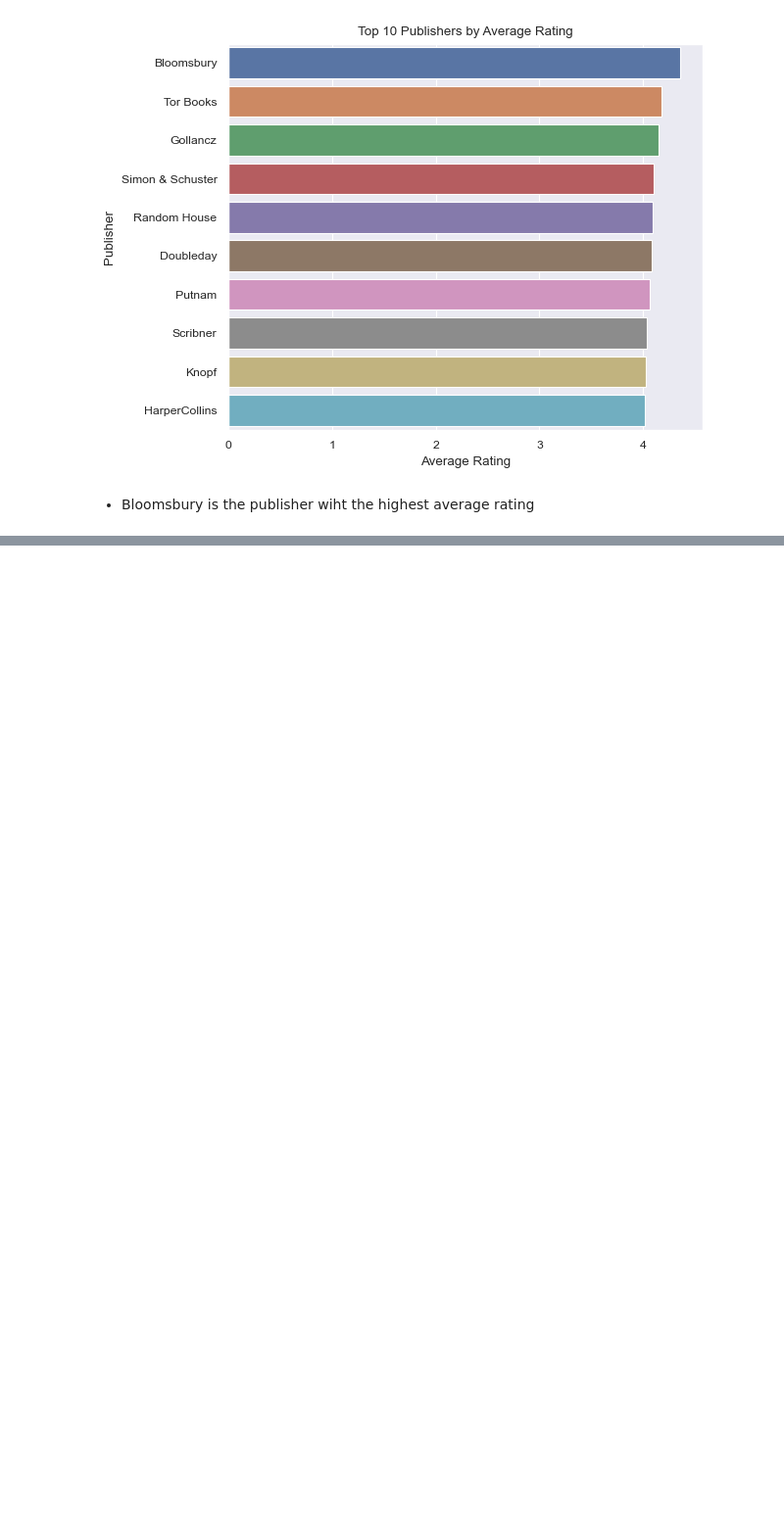
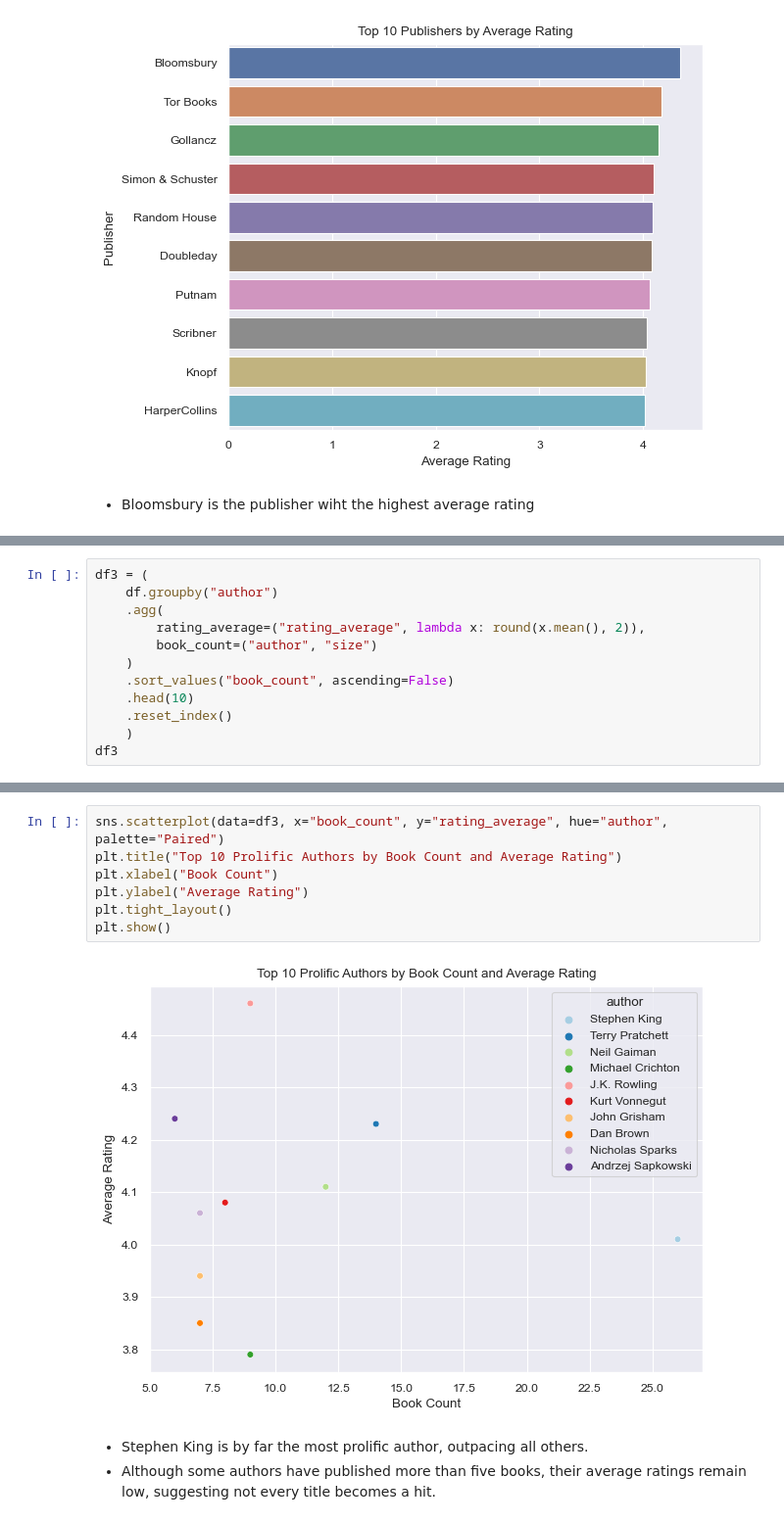
Before and after one commit to mo-chabane-tech/Data-Notebooks-And-Dashboards, a Jupyter notebook: Popular Books For Exchanging/Data Analysis Template.ipynb, the cells around one changed output, grey strips where cells are left out. Shown at 98% size. Saved outputs shown, nothing was run; the diff lists cells and outputs as text; blank space fills up the shorter version.

Commit message:
feat: visualize top 10 prolific authors by book count and average rating.

```diff
--- a/Popular Books For Exchanging/Data Analysis Template.ipynb
+++ b/Popular Books For Exchanging/Data Analysis Template.ipynb
@@ -268,0 +271,12 @@ plt.show()
+# %%
+df3 = (
+    df.groupby("author")
+    .agg(
+        rating_average=("rating_average", lambda x: round(x.mean(), 2)),
+        book_count=("author", "size")
+    )
+    .sort_values("book_count", ascending=False)
+    .head(10)
+    .reset_index()
+    )
+df3
@@ -268,0 +295,12 @@ plt.show()
+# %%
+sns.scatterplot(data=df3, x="book_count", y="rating_average", hue="author", palette="Paired")
+plt.title("Top 10 Prolific Authors by Book Count and Average Rating")
+plt.xlabel("Book Count")
+plt.ylabel("Average Rating")
+plt.tight_layout()
+plt.show()
+# %% [output]
+[figure, added]
+# %% [markdown]
+- Stephen King is by far the most prolific author, outpacing all others.
+- Although some authors have published more than five books, their average ratings remain low, suggesting not every title becomes a hit.
```
Also changed, not shown: parts of 3 cells of this notebook.
